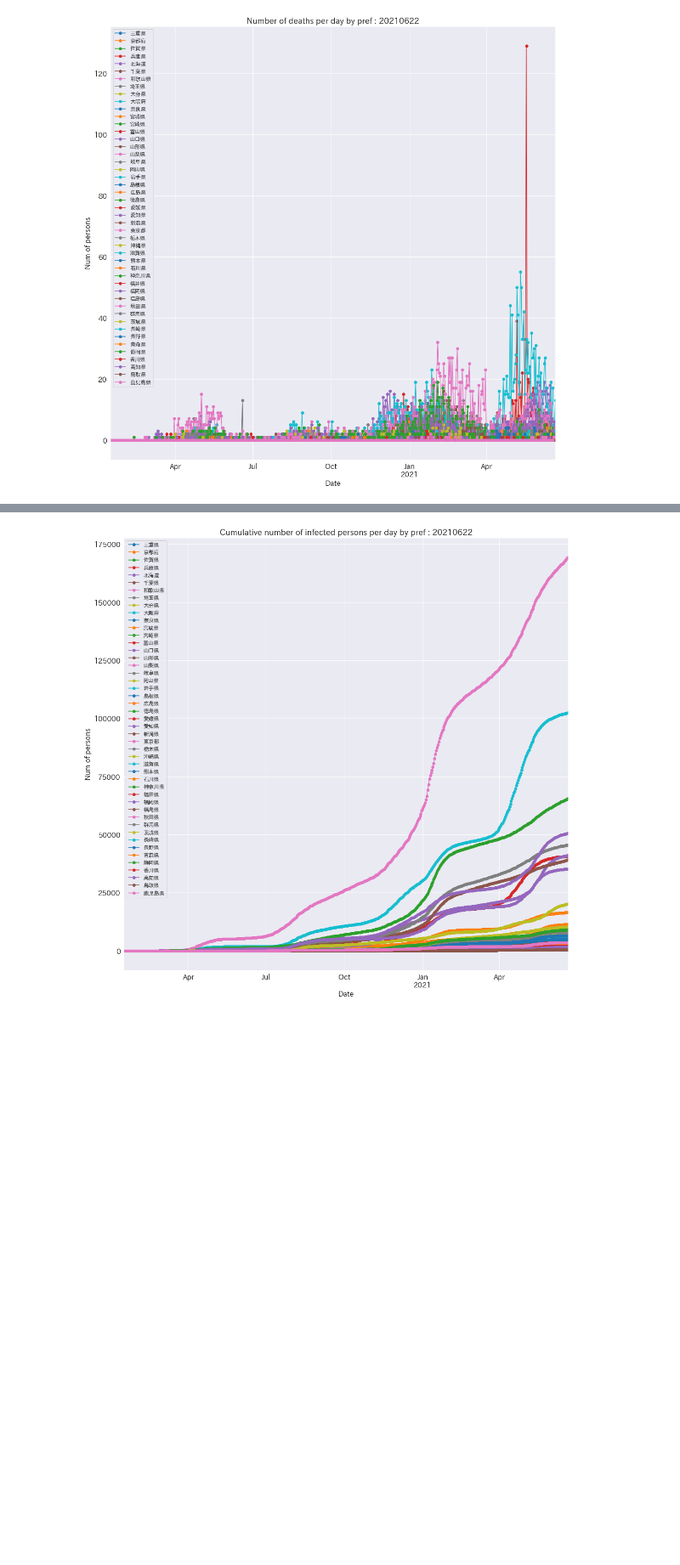
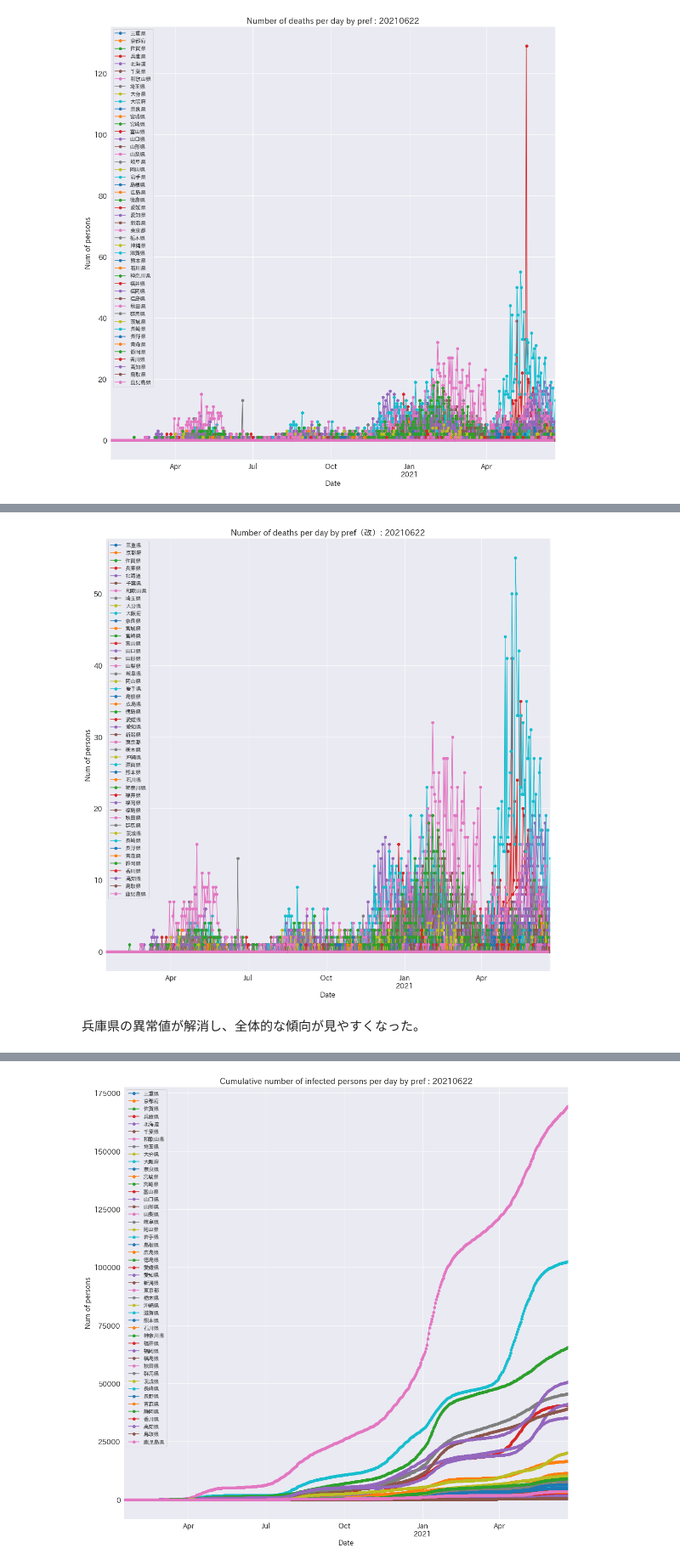
Before and after one commit to deepkick/Visualization-of-the-number-of-Covid19-infected-people-by-Python, a Jupyter notebook: 01_Number_of_infected_persons_per_day_by_pref.ipynb, the cells around one changed output, grey strips where cells are left out. Shown at 85% size. Saved outputs shown, nothing was run; the diff lists cells and outputs as text; code cells hidden in the pictures; blank space fills up the shorter version.

Commit message:
兵庫県の異常値対応

```diff
--- a/01_Number_of_infected_persons_per_day_by_pref.ipynb
+++ b/01_Number_of_infected_persons_per_day_by_pref.ipynb
@@ -75,6 +78,11 @@ fig01_title = 'Number of infected persons per day by pref : {}'.format(getting_d
 fig02_title = 'Number of deaths per day by pref : {}'.format(getting_data_date)
 fig03_title = 'Cumulative number of infected persons per day by pref : {}'.format(getting_data_date)
 fig04_title = 'Cumulative number of deaths per day by pref : {}'.format(getting_data_date)
+
+# 以下は 01-01-02b. 都道府県別の1日ごとの死亡者数（兵庫県の異常値対応）のグラフ用
+fig02_filename_new = '02_Number_of_deaths_per_day_by_pref_new_{}'.format(getting_data_date)
+fig02_filePath_new = current_path + os.path.sep.join(['', '{}'.format(getting_data_date), fig02_filename_new])
+fig02_title_new = 'Number of deaths per day by pref（改）: {}'.format(getting_data_date)
 # %%
 # Acquire Data
 csv_01_file = os.path.sep.join(['', '{}'.format(getting_data_date), 'nhk_news_covid19_prefectures_daily_data.csv'])
@@ -208,0 +224,3 @@ https://www3.nhk.or.jp/news/html/20210518/k10013037951000.html
+# %%
+data_2 = data.copy()
+print(data_2.shape)
@@ -208,0 +288,26 @@ https://www3.nhk.or.jp/news/html/20210518/k10013037951000.html
+# %%
+# 兵庫県の2021,3,26〜2021,5,18までのデータを削除する。つまりそれ以外のデータを抽出する
+data_2 = data_2[(data_2.都道府県名 != '兵庫県') | (data_2.日付 < dt.datetime(2021,3,26)) | (data_2.日付 >= dt.datetime(2021,5,19))]
+#print(data_2.shape)
+
+# data_2 に data_3 を concat で縦結合する
+data_2 = pd.concat([data_2, data_3])
+#print(data_2.shape)
+# %%
+data_2.index = data_2['日付']
+data_2.groupby("都道府県名")["各地の死者数_1日ごとの発表数"].plot(x = "日付", marker='o')
+
+sns.set_style('darkgrid')
+plt.rcParams['font.family'] = 'IPAexGothic'
+plt.rcParams["figure.figsize"] = [18, 18]
+plt.title(fig02_title_new, fontsize=18)
+plt.xlabel("Date", fontsize=16)
+plt.ylabel("Num of persons", fontsize=16)
+plt.legend()
+
+plt.savefig(fig02_filePath_new, dpi=200)
+plt.show()
+# %% [output]
+[figure, added]
+# %% [markdown]
+兵庫県の異常値が解消し、全体的な傾向が見やすくなった。
```
Also changed, not shown: parts of 17 cells of this notebook, 3 other files.
